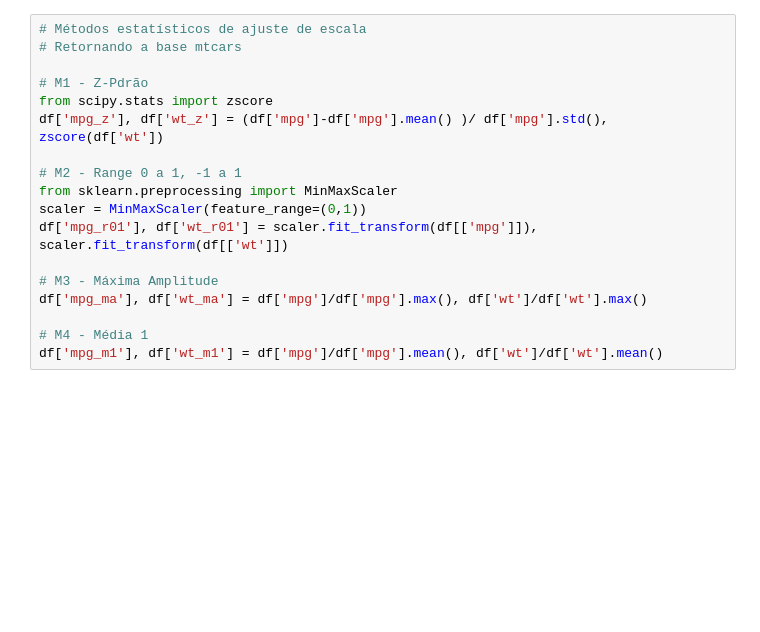
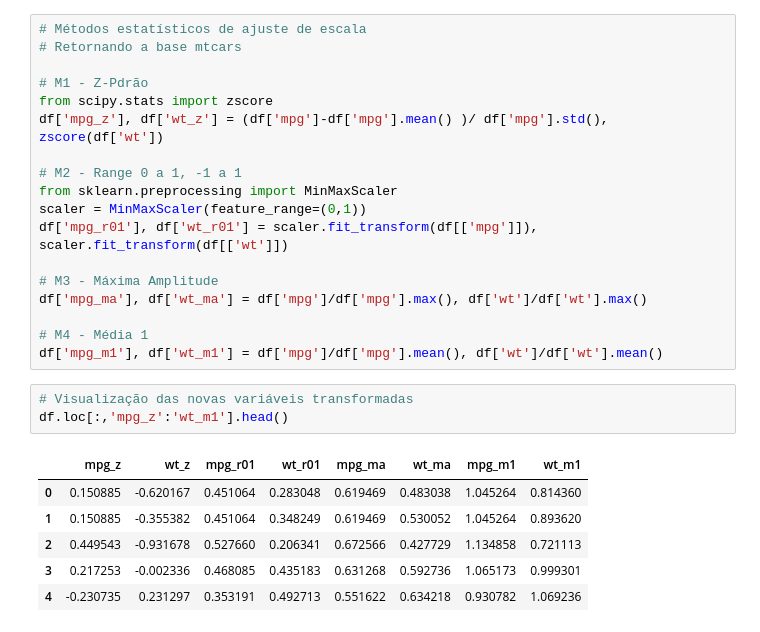
Before and after one commit to diogenesjusto/FIAP-On-Line-Graduation, a Jupyter notebook: code/1_Kmeans.ipynb, the cells around one changed output. Cells and saved outputs as stored; diff of their text form; blank space fills up the shorter version.

```diff
--- a/code/1_Kmeans.ipynb
+++ b/code/1_Kmeans.ipynb
@@ -69,3 +69,13 @@ df['mpg_ma'], df['wt_ma'] = df['mpg']/df['mpg'].max(), df['wt']/df['wt'].max()
 
 # M4 - Média 1
 df['mpg_m1'], df['wt_m1'] = df['mpg']/df['mpg'].mean(), df['wt']/df['wt'].mean()
+# %%
+# Visualização das novas variáveis transformadas
+df.loc[:,'mpg_z':'wt_m1'].head()
+# %% [output]
+|  | mpg_z | wt_z | mpg_r01 | wt_r01 | mpg_ma | wt_ma | mpg_m1 | wt_m1 |
+| 0 | 0.150885 | -0.620167 | 0.451064 | 0.283048 | 0.619469 | 0.483038 | 1.045264 | 0.814360 |
+| 1 | 0.150885 | -0.355382 | 0.451064 | 0.348249 | 0.619469 | 0.530052 | 1.045264 | 0.893620 |
+| 2 | 0.449543 | -0.931678 | 0.527660 | 0.206341 | 0.672566 | 0.427729 | 1.134858 | 0.721113 |
+| 3 | 0.217253 | -0.002336 | 0.468085 | 0.435183 | 0.631268 | 0.592736 | 1.065173 | 0.999301 |
+| 4 | -0.230735 | 0.231297 | 0.353191 | 0.492713 | 0.551622 | 0.634218 | 0.930782 | 1.069236 |
```
Also changed, not shown: parts of 1 cell of this notebook.
